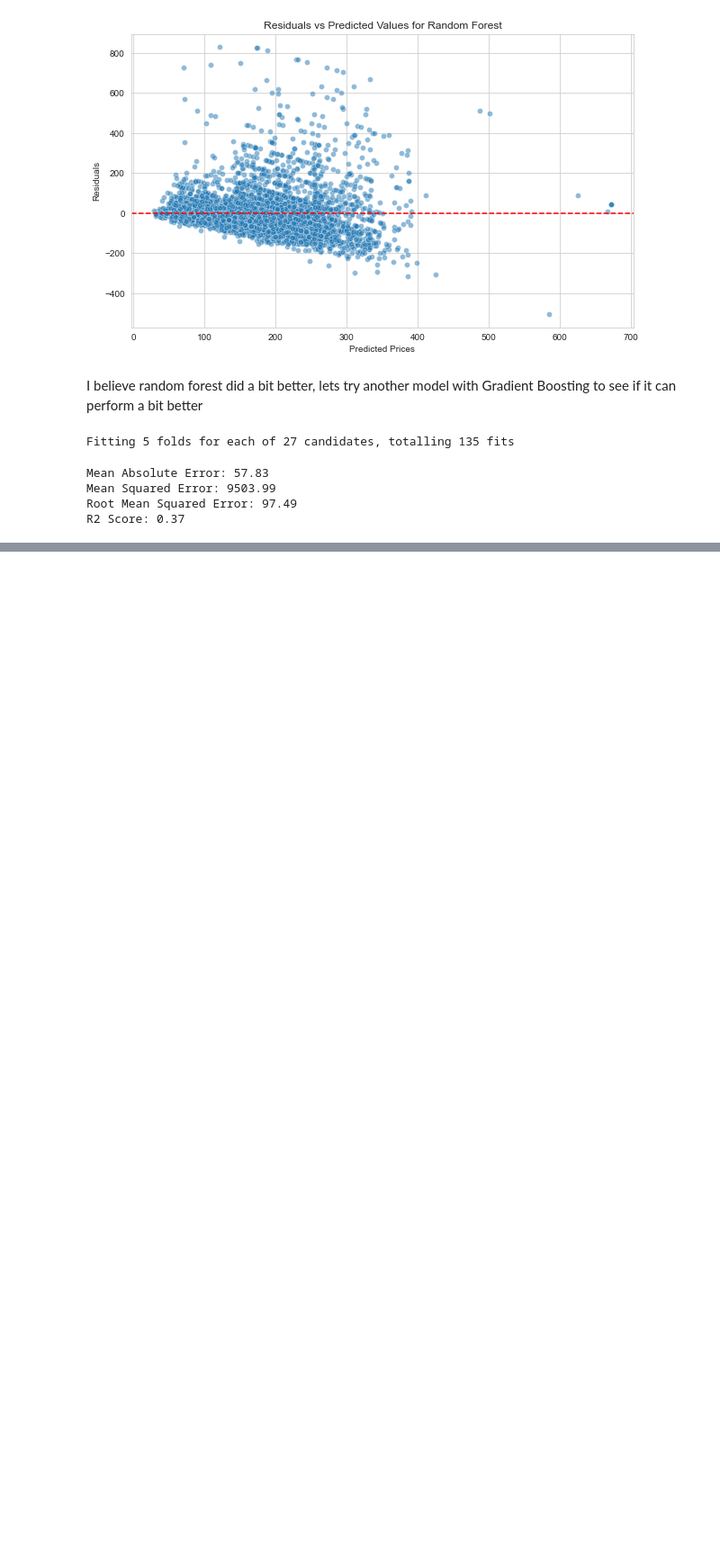
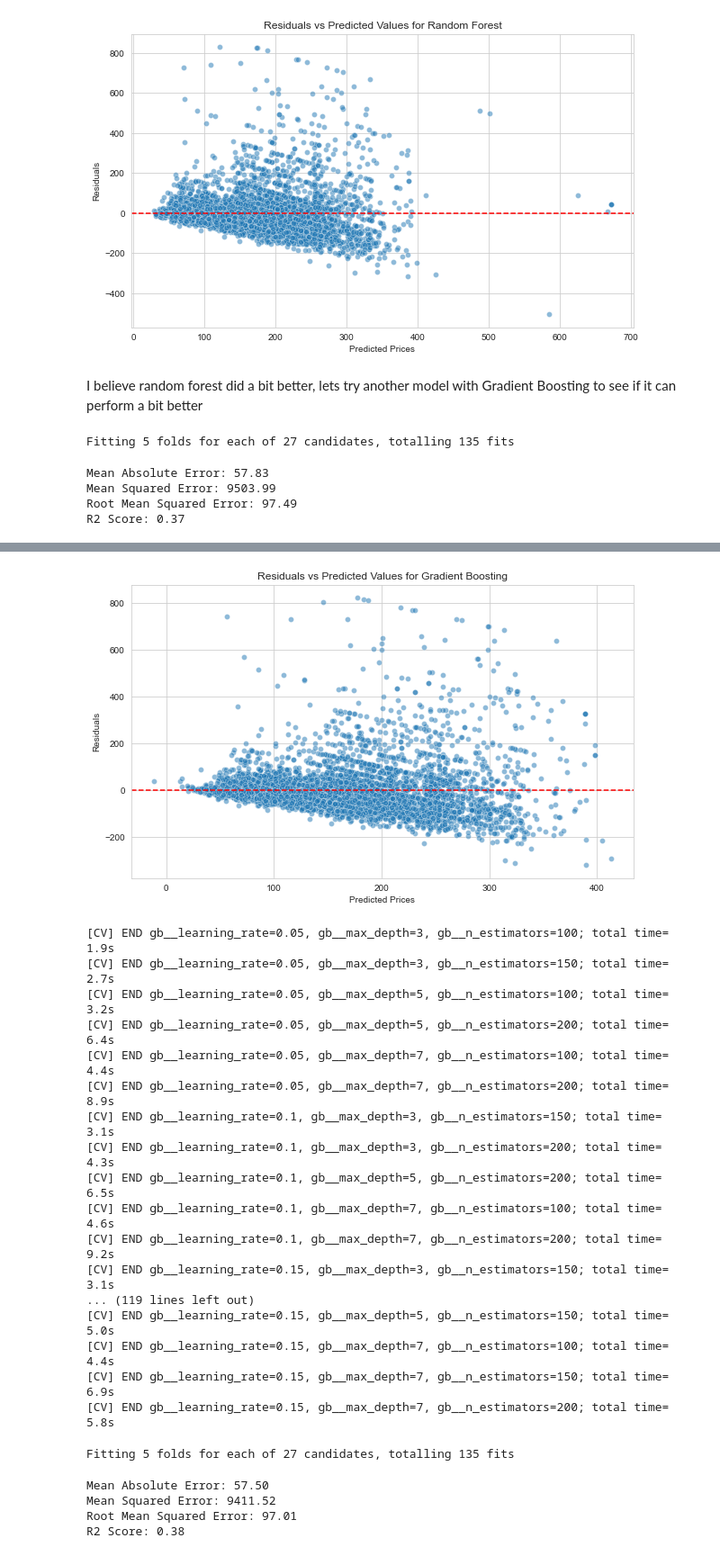
Before and after one commit to mrawlin6/AirBNB_Listings, a Jupyter notebook: AirBNB_DATA/AirBNB_EDA.ipynb, the cells around one changed output, grey strips where cells are left out. Shown at 90% size. Cells and saved outputs as stored; diff of their text form; code cells hidden in the pictures; blank space fills up the shorter version.

Commit message:
Created XGBoost and created results table

```diff
--- a/AirBNB_DATA/AirBNB_EDA.ipynb
+++ b/AirBNB_DATA/AirBNB_EDA.ipynb
@@ -1449,11 +1451,81 @@ plt.show()
 # %%
 # Plot the residuals
 residuals = y_test-y_pred_gb
 
 plt.figure(figsize=(10,6))
 sns.scatterplot(x=y_pred_gb, y=residuals, alpha=0.5)
 plt.axhline(0, color='red', linestyle='--')
-plt.title('Residuals vs Predicted Values for Gradient Boos')
+plt.title('Residuals vs Predicted Values for Gradient Boosting')
 plt.xlabel('Predicted Prices')
 plt.ylabel('Residuals')
 plt.show()
+# %% [output]
+[figure, added]
+[CV] END gb__learning_rate=0.05, gb__max_depth=3, gb__n_estimators=100; total time=   1.9s
+[CV] END gb__learning_rate=0.05, gb__max_depth=3, gb__n_estimators=150; total time=   2.7s
+[CV] END gb__learning_rate=0.05, gb__max_depth=5, gb__n_estimators=100; total time=   3.2s
+[CV] END gb__learning_rate=0.05, gb__max_depth=5, gb__n_estimators=200; total time=   6.4s
+[CV] END gb__learning_rate=0.05, gb__max_depth=7, gb__n_estimators=100; total time=   4.4s
+[CV] END gb__learning_rate=0.05, gb__max_depth=7, gb__n_estimators=200; total time=   8.9s
+[CV] END gb__learning_rate=0.1, gb__max_depth=3, gb__n_estimators=150; total time=   3.1s
+[CV] END gb__learning_rate=0.1, gb__max_depth=3, gb__n_estimators=200; total time=   4.3s
+[CV] END gb__learning_rate=0.1, gb__max_depth=5, gb__n_estimators=200; total time=   6.5s
+[CV] END gb__learning_rate=0.1, gb__max_depth=7, gb__n_estimators=100; total time=   4.6s
+[CV] END gb__learning_rate=0.1, gb__max_depth=7, gb__n_estimators=200; total time=   9.2s
+[CV] END gb__learning_rate=0.15, gb__max_depth=3, gb__n_estimators=150; total time=   3.1s
+... (119 lines left out)
+[CV] END gb__learning_rate=0.15, gb__max_depth=5, gb__n_estimators=150; total time=   5.0s
+[CV] END gb__learning_rate=0.15, gb__max_depth=7, gb__n_estimators=100; total time=   4.4s
+[CV] END gb__learning_rate=0.15, gb__max_depth=7, gb__n_estimators=150; total time=   6.9s
+[CV] END gb__learning_rate=0.15, gb__max_depth=7, gb__n_estimators=200; total time=   5.8s
+# %%
+# import xgboost
+from xgboost import XGBRegressor
+
+# Create the pipeline
+xgb_pipeline = Pipeline([
+    ('preprocess', preprocess),
+    ('xgb', XGBRegressor(objective='reg:squarederror', random_state=42))
+])
+
+# Create parameter grid
+param_xgb = {
+    'xgb__n_estimators': [100, 150, 200],
+    'xgb__max_depth': [3, 5, 7],
+    'xgb__learning_rate': [0.05, 0.1, 0.15]
+}
+
+# Perform Grid Search
+grid_search_xgb = GridSearchCV(xgb_pipeline,
+                             param_xgb,
+                             cv=5,
+                             scoring='neg_mean_squared_error',
+                             n_jobs=-1,
+                             verbose=2)
+
+# Fit the grid search with the training data
+grid_search_xgb.fit(X_train, y_train)
+
+# Use the best parameters for the tree
+best_xgb = grid_search_xgb.best_estimator_
+
+# Make Predictions with best knn
+y_pred_xgb = best_xgb.predict(X_test)
+
+# Evaluate the predictions
+mae_xgb = mean_absolute_error(y_test, y_pred_xgb)
+mse_xgb = mean_squared_error(y_test, y_pred_xgb)
+rmse_xgb = np.sqrt(mse_xgb)
+r2_xgb = r2_score(y_test, y_pred_xgb)
+
+# Print Scores
+print(f"Mean Absolute Error: {mae_xgb:.2f}")
+print(f"Mean Squared Error: {mse_xgb:.2f}")
+print(f"Root Mean Squared Error: {rmse_xgb:.2f}")
+print(f"R2 Score: {r2_xgb:.2f}")
+# %% [output]
+Fitting 5 folds for each of 27 candidates, totalling 135 fits
+Mean Absolute Error: 57.50
+Mean Squared Error: 9411.52
+Root Mean Squared Error: 97.01
+R2 Score: 0.38
```
Also changed, not shown: parts of 4 cells of this notebook.
